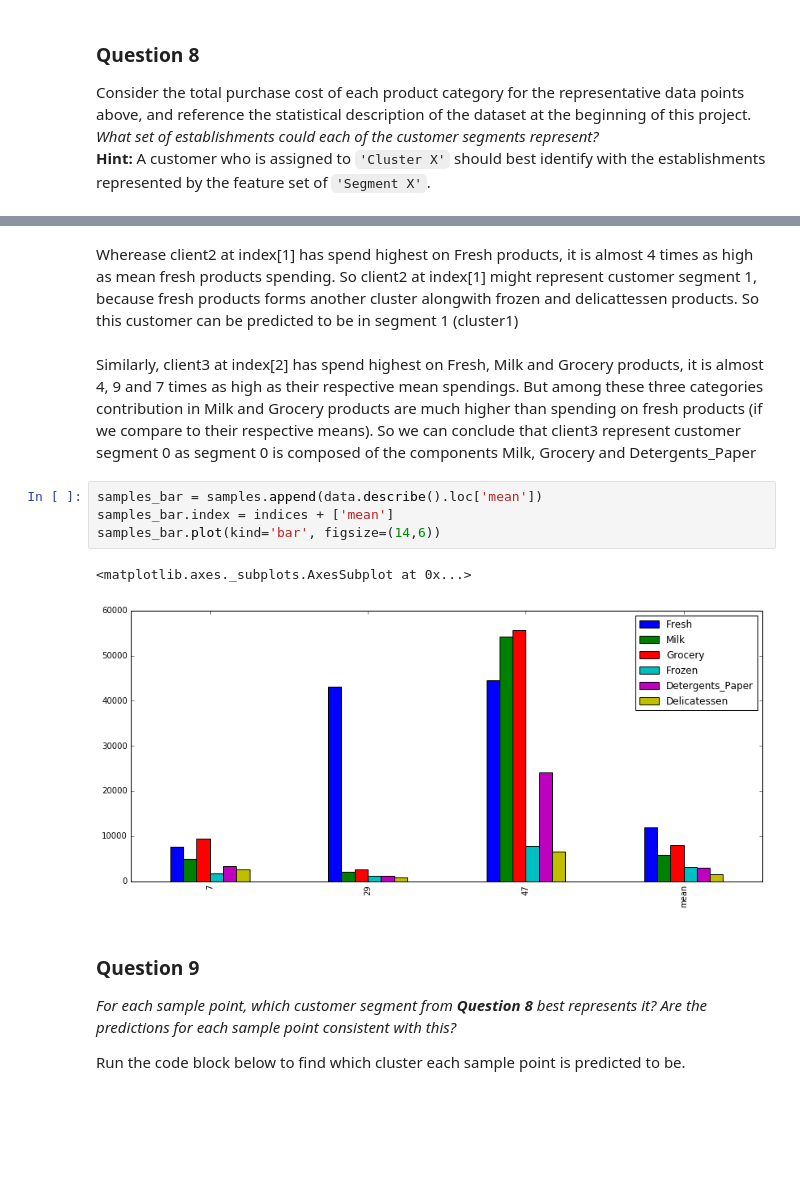
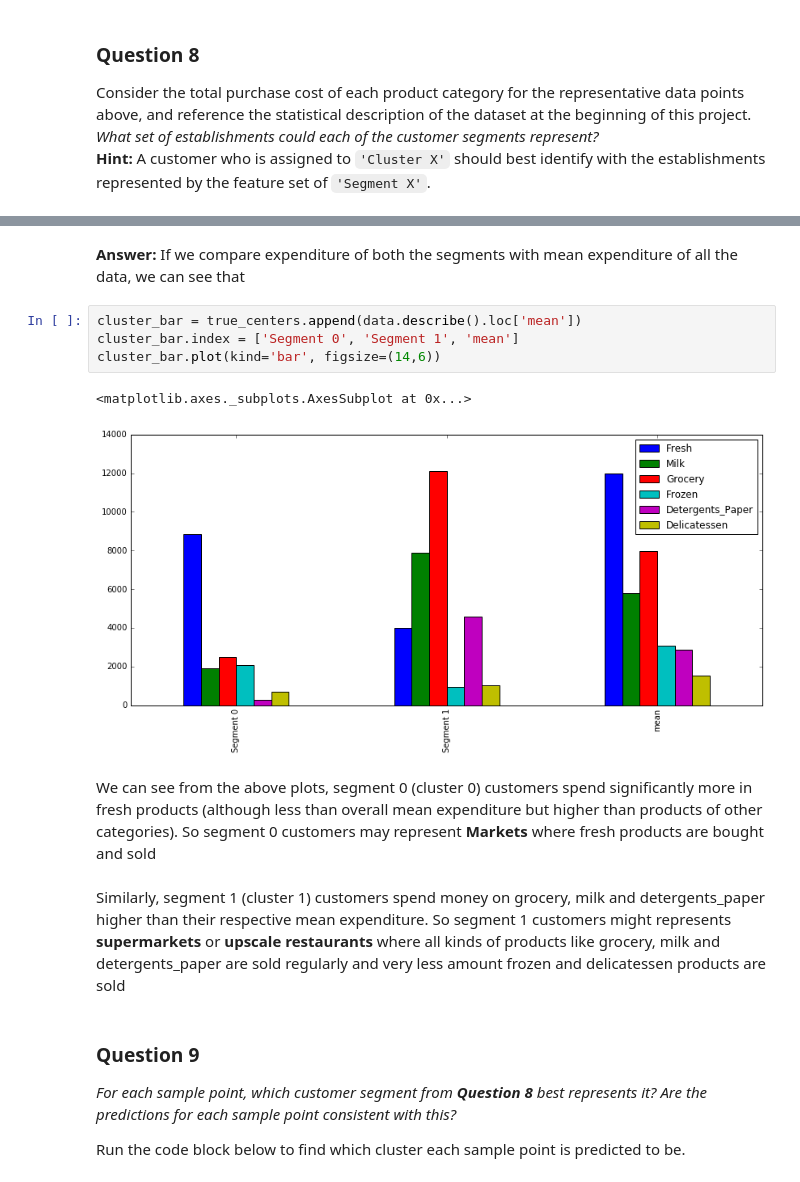
Before and after one commit to bhaskarjitsarmah/customer_segments, a Jupyter notebook: customer_segments.ipynb, the cells around one changed output, grey strips where cells are left out. Cells and saved outputs as stored; diff of their text form; blank space fills up the shorter version.

```diff
--- a/customer_segments.ipynb
+++ b/customer_segments.ipynb
@@ -509,14 +518,16 @@ Consider the total purchase cost of each product category for the representative
-# %% [markdown]
-Wherease client2 at index[1] has spend highest on Fresh products, it is almost 4 times as high as mean fresh products spending. So client2 at index[1] might represent customer segment 1, because fresh products forms another cluster alongwith frozen and delicattessen products. So this customer can be predicted to be in segment 1 (cluster1)
-# %% [markdown]
-Similarly, client3 at index[2] has spend highest on Fresh, Milk and Grocery products, it is almost 4, 9 and 7 times as high as their respective mean spendings. But among these three categories contribution in Milk and Grocery products are much higher than spending on fresh products (if we compare to their respective means). So we can conclude that client3 represent customer segment 0 as segment 0 is composed of the components Milk, Grocery and Detergents_Paper
+# %% [markdown]
+**Answer:** If we compare expenditure of both the segments with mean expenditure of all the data, we can see that
 # %%
-samples_bar = samples.append(data.describe().loc['mean'])
-samples_bar.index = indices + ['mean']
-samples_bar.plot(kind='bar', figsize=(14,6))
+cluster_bar = true_centers.append(data.describe().loc['mean'])
+cluster_bar.index = ['Segment 0', 'Segment 1', 'mean']
+cluster_bar.plot(kind='bar', figsize=(14,6))
 # %% [output]
 <matplotlib.axes._subplots.AxesSubplot at 0x...>
-[figure, old version]
+[figure, new version]
+# %% [markdown]
+We can see from the above plots, segment 0 (cluster 0) customers spend significantly more in fresh products (although less than overall mean expenditure but higher than products of other categories). So segment 0 customers may represent **Markets** where fresh products are bought and sold
+# %% [markdown]
+Similarly, segment 1 (cluster 1) customers spend money on grocery, milk and detergents_paper higher than their respective mean expenditure. So segment 1 customers might represents **supermarkets** or **upscale restaurants** where all kinds of products like grocery, milk and detergents_paper are sold regularly and very less amount frozen and delicatessen products are sold
 # %% [markdown]
 ### Question 9
 *For each sample point, which customer segment from* ***Question 8*** *best represents it? Are the predictions for each sample point consistent with this?*
```
Also changed, not shown: parts of 18 cells of this notebook.
